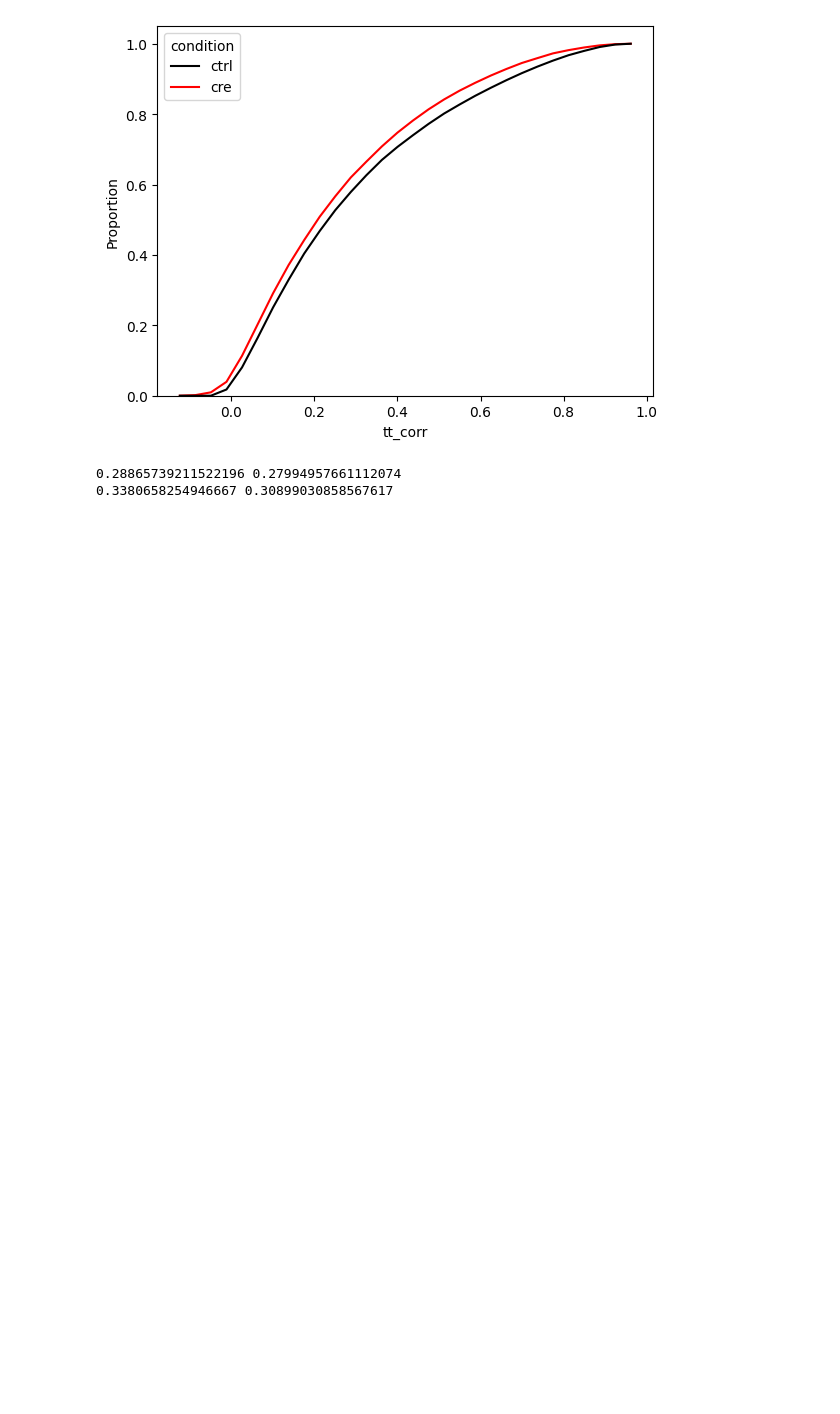
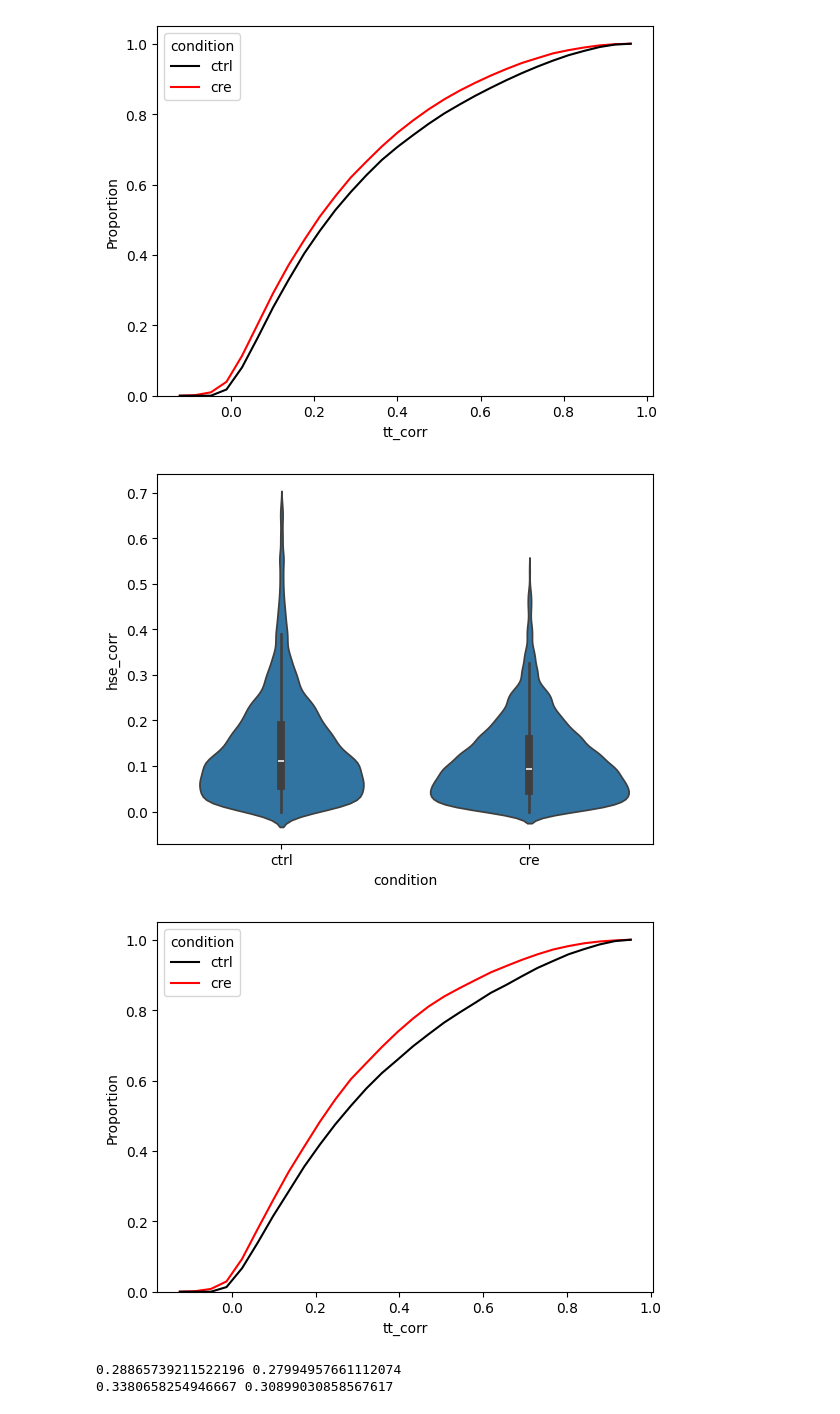
Before and after one commit to GiocomoLab/STX3KO_analyses, a Jupyter notebook: notebooks/figure6/replay.ipynb, the cells around one changed output. Cells and saved outputs as stored; diff of their text form; code cells hidden in the pictures; blank space fills up the shorter version.

```diff
--- a/notebooks/figure6/replay.ipynb
+++ b/notebooks/figure6/replay.ipynb
@@ -540,19 +484,22 @@ _ = sns.histplot(data=df,
 # %%
 
 fig, ax = plt.subplots()
-_ = sns.violinplot(data=df, x='condition', y='hse_corr', ax=ax)
+_ = sns.violinplot(data=df.loc[nonzero_mask,:], x='condition', y='hse_corr', ax=ax)
 
 fig, ax = plt.subplots()
-_ = sns.histplot(data=df,
+_ = sns.histplot(data=df.loc[nonzero_mask,:],
                 x = 'tt_corr',
                 hue = 'condition',
                 hue_order=['ctrl','cre'],
                 palette=['black','red'],
                 bins=30,
                 cumulative=True,
                 fill=False,
                 common_norm=False,
                 element='poly',
                 stat='proportion',
                 ax=ax)
+# %% [output]
+[figure, added]
+[figure, added]
 # %%
```
Also changed, not shown: parts of 19 cells of this notebook.
